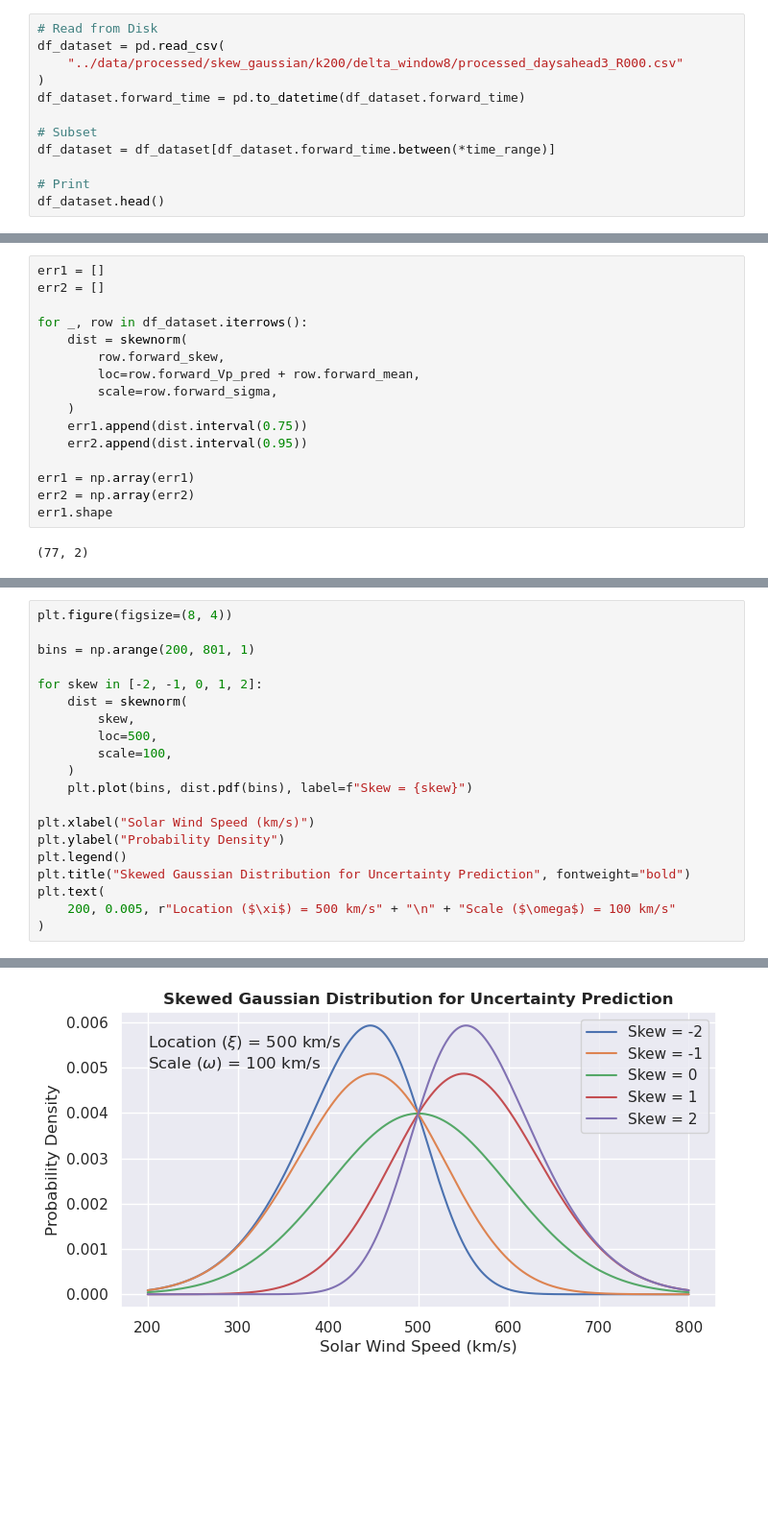
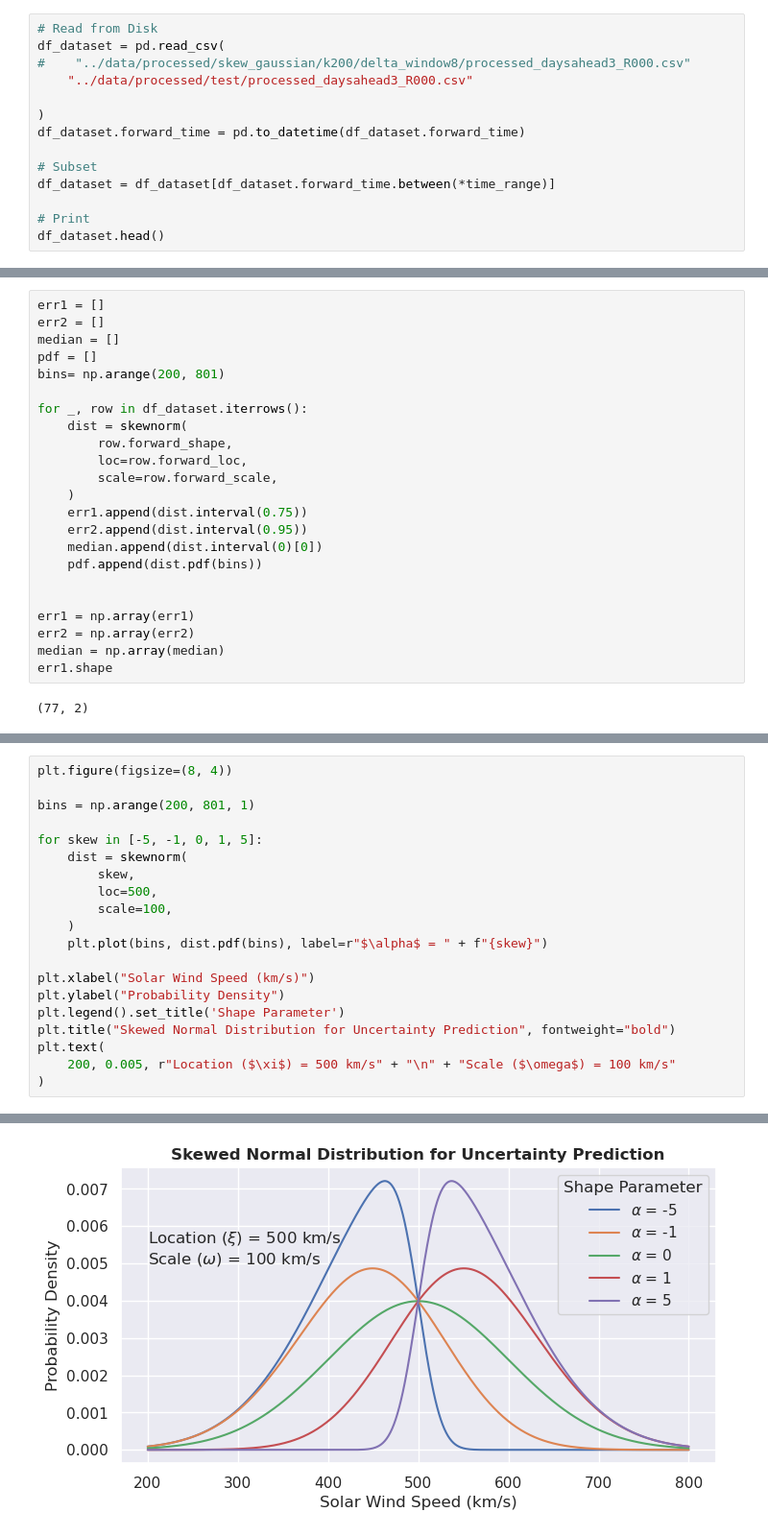
Before and after one commit to ddasilva/wsa_knn_uncertainty_v2, a Jupyter notebook: notebooks/Error Bar Illustration.ipynb, the cells around one changed output, grey strips where cells are left out. Shown at 96% size. Saved outputs shown, nothing was run; the diff lists cells and outputs as text; blank space fills up the shorter version.

```diff
--- a/notebooks/Error Bar Illustration.ipynb
+++ b/notebooks/Error Bar Illustration.ipynb
@@ -15,7 +15,9 @@ time_range = (pd.Timestamp("2010-05-13 0:00:00"), pd.Timestamp("2010-06-01 00:00
 # %%
 # Read from Disk
 df_dataset = pd.read_csv(
-    "../data/processed/skew_gaussian/k200/delta_window8/processed_daysahead3_R000.csv"
+#    "../data/processed/skew_gaussian/k200/delta_window8/processed_daysahead3_R000.csv"
+    "../data/processed/test/processed_daysahead3_R000.csv"
+
 )
 df_dataset.forward_time = pd.to_datetime(df_dataset.forward_time)
 
@@ -34,18 +36,25 @@ df_dataset.head()
 # %%
 err1 = []
 err2 = []
+median = []
+pdf = []
+bins= np.arange(200, 801)
 
 for _, row in df_dataset.iterrows():
     dist = skewnorm(
-        row.forward_skew,
-        loc=row.forward_Vp_pred + row.forward_mean,
-        scale=row.forward_sigma,
+        row.forward_shape,
+        loc=row.forward_loc,
+        scale=row.forward_scale,
     )
     err1.append(dist.interval(0.75))
     err2.append(dist.interval(0.95))
+    median.append(dist.interval(0)[0])
+    pdf.append(dist.pdf(bins))
+
 
 err1 = np.array(err1)
 err2 = np.array(err2)
+median = np.array(median)
 err1.shape
 # %% [output]
 (77, 2)
@@ -167,23 +191,23 @@ df_dataset
 # %%
 plt.figure(figsize=(8, 4))
 
 bins = np.arange(200, 801, 1)
 
-for skew in [-2, -1, 0, 1, 2]:
+for skew in [-5, -1, 0, 1, 5]:
     dist = skewnorm(
         skew,
         loc=500,
         scale=100,
     )
-    plt.plot(bins, dist.pdf(bins), label=f"Skew = {skew}")
+    plt.plot(bins, dist.pdf(bins), label=r"$\alpha$ = " + f"{skew}")
 
 plt.xlabel("Solar Wind Speed (km/s)")
 plt.ylabel("Probability Density")
-plt.legend()
-plt.title("Skewed Gaussian Distribution for Uncertainty Prediction", fontweight="bold")
+plt.legend().set_title('Shape Parameter')
+plt.title("Skewed Normal Distribution for Uncertainty Prediction", fontweight="bold")
 plt.text(
     200, 0.005, r"Location ($\xi$) = 500 km/s" + "\n" + "Scale ($\omega$) = 100 km/s"
 )
 # %% [output]
 Text(200, 0.005, 'Location ($\\xi$) = 500 km/s\nScale ($\\omega$) = 100 km/s')
-[figure, old version]
+[figure, new version]
```
Also changed, not shown: parts of 4 cells of this notebook, 6 other files.
